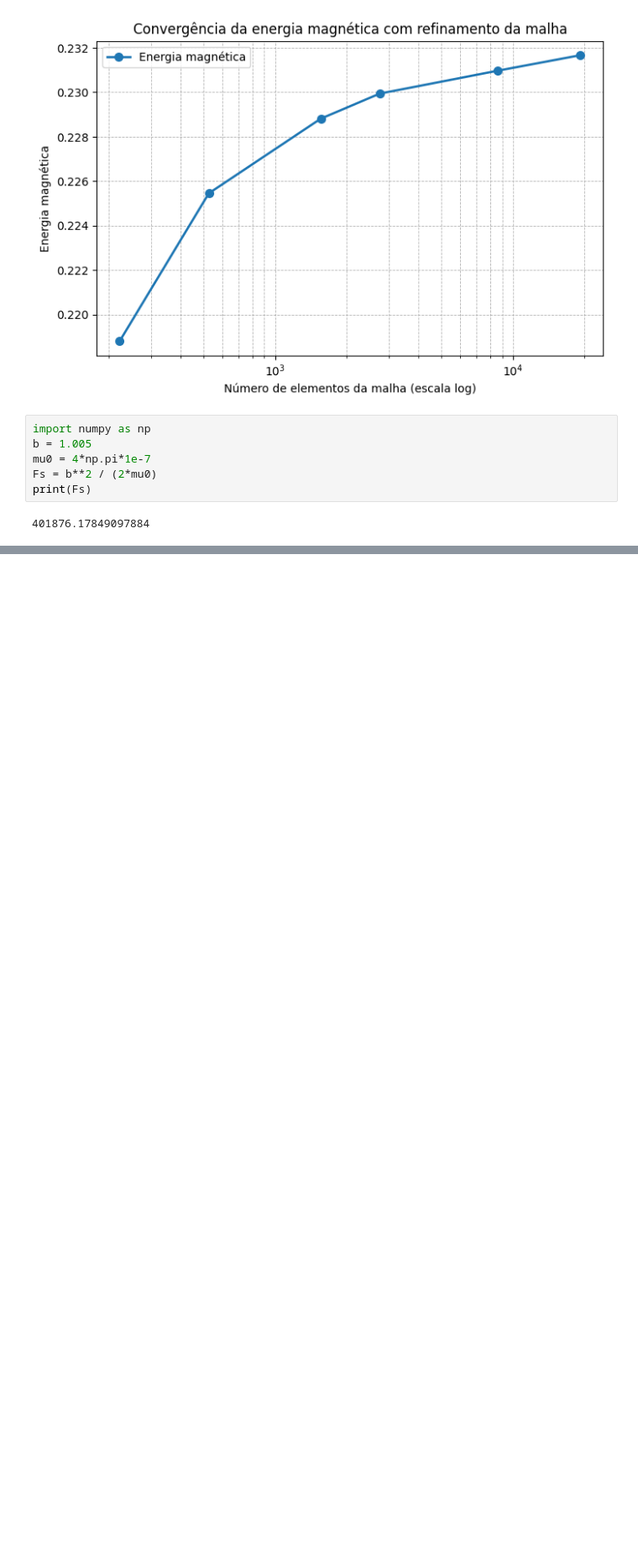
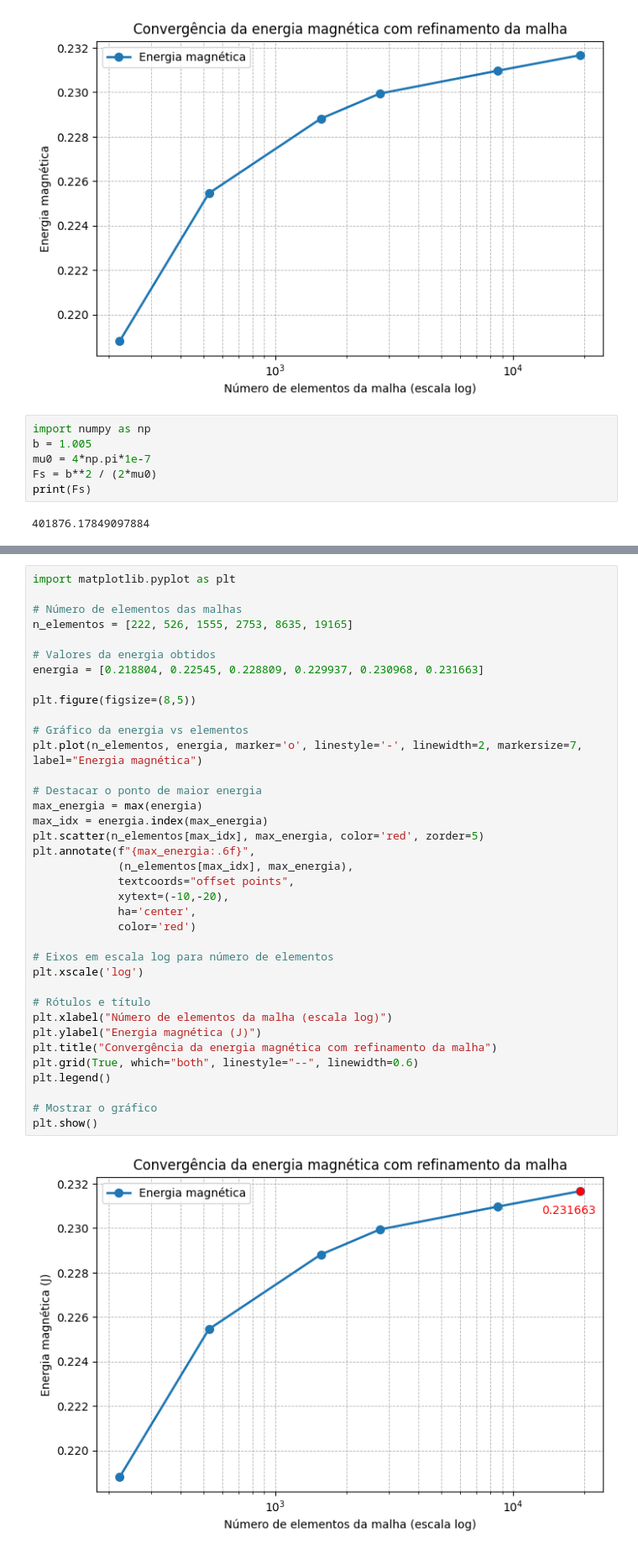
Before and after one commit to pietrofellipe/MEF2D, a Jupyter notebook: graficos.ipynb, the cells around one changed output, grey strips where cells are left out. Shown: that part at 84% size. Saved outputs shown, nothing was run; the diff lists cells and outputs as text; blank space fills up the shorter version.

```diff
--- a/graficos.ipynb
+++ b/graficos.ipynb
@@ -41,0 +113,39 @@ print(x)
+# %%
+import matplotlib.pyplot as plt
+
+# Número de elementos das malhas
+n_elementos = [222, 526, 1555, 2753, 8635, 19165]
+
+# Valores da energia obtidos
+energia = [0.218804, 0.22545, 0.228809, 0.229937, 0.230968, 0.231663]
+
+plt.figure(figsize=(8,5))
+
+# Gráfico da energia vs elementos
+plt.plot(n_elementos, energia, marker='o', linestyle='-', linewidth=2, markersize=7, label="Energia magnética")
+
+# Destacar o ponto de maior energia
+max_energia = max(energia)
+max_idx = energia.index(max_energia)
+plt.scatter(n_elementos[max_idx], max_energia, color='red', zorder=5)
+plt.annotate(f"{max_energia:.6f}",
+             (n_elementos[max_idx], max_energia),
+             textcoords="offset points",
+             xytext=(-10,-20),
+             ha='center',
+             color='red')
+
+# Eixos em escala log para número de elementos
+plt.xscale('log')
+
+# Rótulos e título
+plt.xlabel("Número de elementos da malha (escala log)")
+plt.ylabel("Energia magnética (J)")
+plt.title("Convergência da energia magnética com refinamento da malha")
+plt.grid(True, which="both", linestyle="--", linewidth=0.6)
+plt.legend()
+
+# Mostrar o gráfico
+plt.show()
+# %% [output]
+[figure, added]
```
Also changed, not shown: parts of 5 cells of this notebook, 6 other files.
